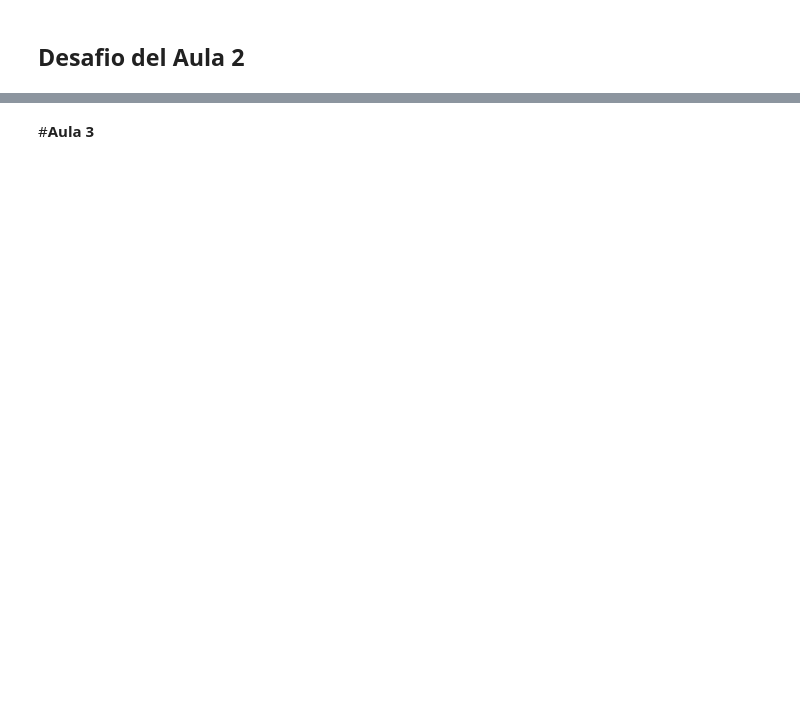
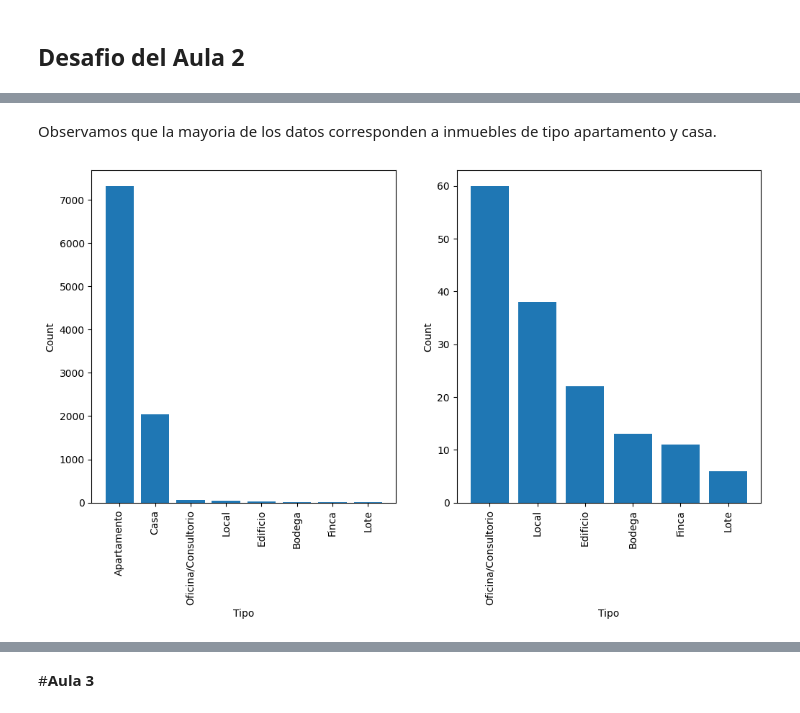
Before and after one commit to Jesalom/InmersionDeDatos, a Jupyter notebook: INMERSION_DATOS_PROYECTO_FINAL.ipynb, the cells around one changed output, grey strips where cells are left out. Cells and saved outputs as stored; diff of their text form; code cells hidden in the pictures; blank space fills up the shorter version.

```diff
--- a/INMERSION_DATOS_PROYECTO_FINAL.ipynb
+++ b/INMERSION_DATOS_PROYECTO_FINAL.ipynb
@@ -492,0 +488,21 @@ plt.show()
+# %% [markdown]
+Observamos que la mayoria de los datos corresponden a inmuebles de tipo apartamento y casa.
+# %%
+plt.figure(figsize=(12,6))
+ax1=plt.subplot(121)
+ax1.bar(inmuebles.Tipo.value_counts().index,inmuebles.Tipo.value_counts())
+ax1.tick_params(axis='x', rotation=90)
+ax1.set_ylabel('Count')
+ax1.set_xlabel('Tipo')
+
+inmuebles_sac=inmuebles.query("Tipo not in ['Apartamento','Casa']")
+
+ax2=plt.subplot(122)
+ax2.bar(inmuebles_sac.Tipo.value_counts().index,inmuebles_sac.Tipo.value_counts())
+ax2.tick_params(axis='x', rotation=90)
+ax2.set_ylabel('Count')
+ax2.set_xlabel('Tipo')
+plt.show()
+#inmuebles.query("Tipo not in ['Apartamento','Casa']").Tipo.value_counts().plot.bar()
+# %% [output]
+[figure, added]
```
Also changed, not shown: parts of 26 cells of this notebook.
